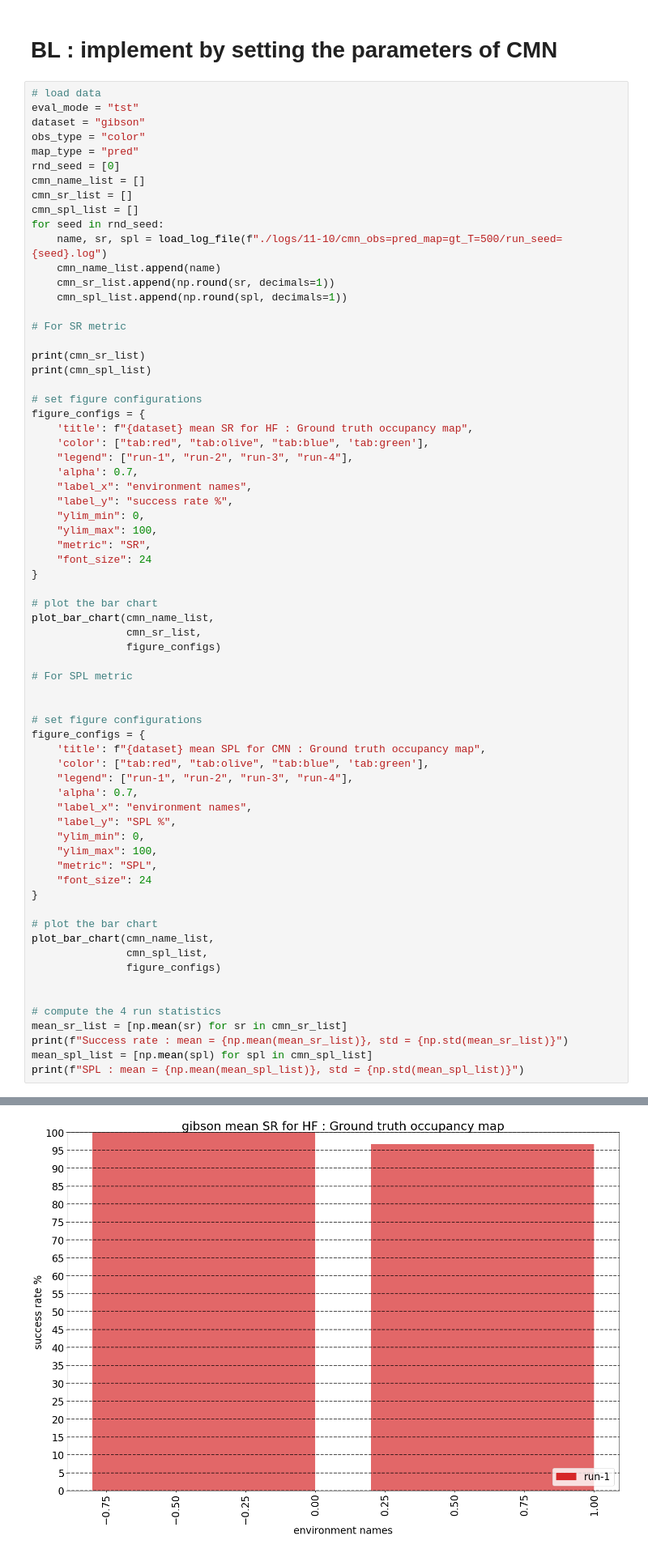
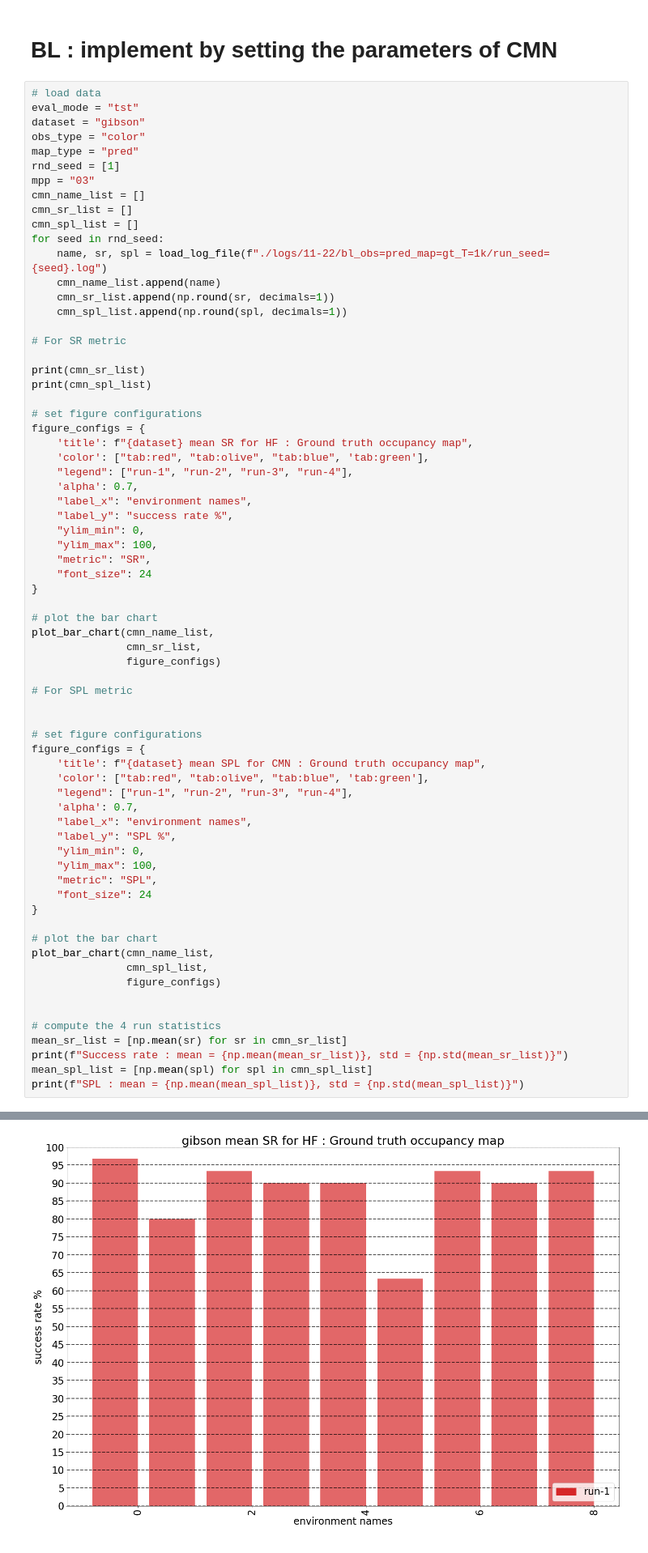
Before and after one commit to cgxuvector/RAL_cmn, a Jupyter notebook: plot_results.ipynb, the cells around one changed output, grey strips where cells are left out. Shown: that part at 81% size. Drawn from its saved outputs; the diff is of its cells as text.

```diff
--- a/plot_results.ipynb
+++ b/plot_results.ipynb
@@ -152,12 +126,13 @@ eval_mode = "tst"
 dataset = "gibson"
 obs_type = "color"
 map_type = "pred"
-rnd_seed = [0]
+rnd_seed = [1]
+mpp = "03"
 cmn_name_list = []
 cmn_sr_list = []
 cmn_spl_list = []
 for seed in rnd_seed:
-    name, sr, spl = load_log_file(f"./logs/11-10/cmn_obs=pred_map=gt_T=500/run_seed={seed}.log")
+    name, sr, spl = load_log_file(f"./logs/11-22/bl_obs=pred_map=gt_T=1k/run_seed={seed}.log")
     cmn_name_list.append(name)
     cmn_sr_list.append(np.round(sr, decimals=1))
     cmn_spl_list.append(np.round(spl, decimals=1))
@@ -220 +195 @@ print(f"SPL : mean = {np.mean(mean_spl_list)}, std = {np.std(mean_spl_list)}")
-[figure, old version]
+[figure, new version]
```
Also changed, not shown: parts of 6 cells of this notebook, 3 other files.
